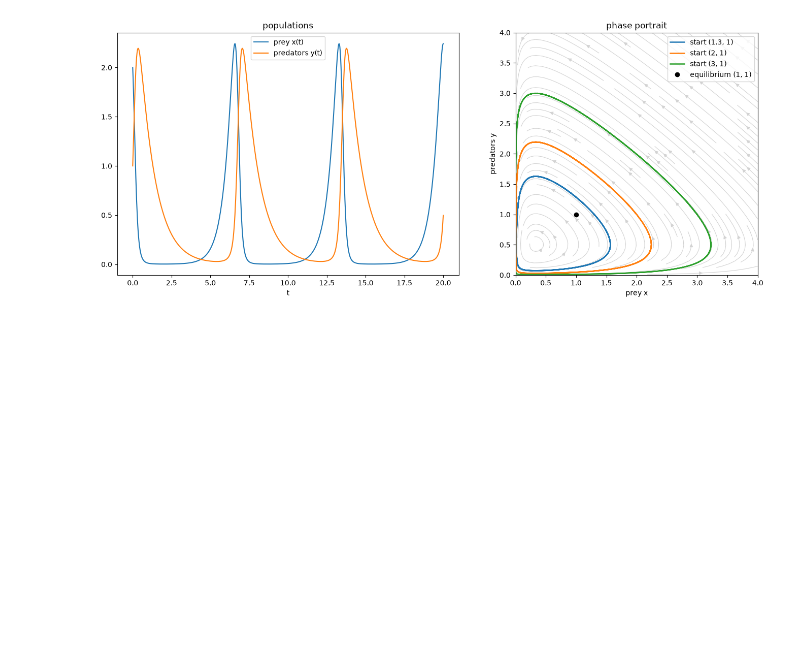
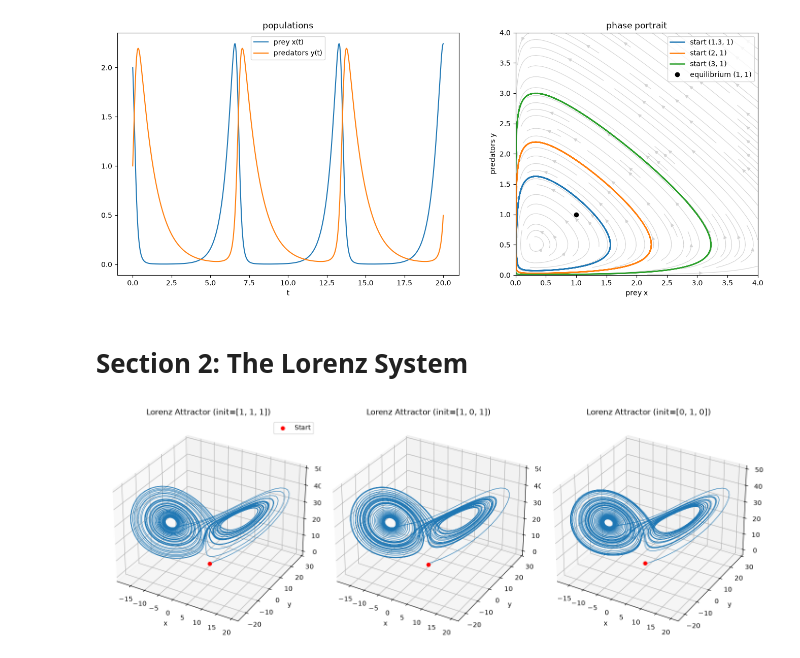
Before and after one commit to djkaleo/Math300Project2, a Jupyter notebook: Jupyter Notebook.ipynb, the cells around one changed output. Saved outputs shown, nothing was run; the diff lists cells and outputs as text; code cells hidden in the pictures; blank space fills up the shorter version.

```diff
--- a/Jupyter Notebook.ipynb
+++ b/Jupyter Notebook.ipynb
@@ -36,3 +38,45 @@ axs[1].set_title("phase portrait")
 plt.show()
 # %% [output]
 [figure]
+# %% [markdown]
+# Section 2: The Lorenz System
+# %%
+#Definition of the system, with initial conditions that cause chaotic behavior (those being sigma = 10, rho = 28, and beta = 8/3 as outlined in the initial paper)
+def lorenz(t, pos, sigma = 10, rho = 28, beta = 8/3):
+    x, y, z = pos
+    dx = sigma*(y-x)
+    dy = x*(rho - z) - y
+    dz = x*y - beta *z
+
+    return [dx, dy, dz]
+# %%
+#Initial Conditions:
+#tvals: range of time. init: intiial position [x_0, y_0, z_0].
+tvals = np.linspace(0, 50, 5000)
+
+inits = [
+    [1, 1, 1],
+    [1, 0, 1],
+    [0, 1, 0],
+]
+
+#Solving with these, and plotting
+
+fig, axs = plt.subplots(1, 3, figsize=(14, 5.5), constrained_layout=True, subplot_kw={"projection": "3d"})
+
+for i, (ax, y0) in enumerate(zip(axs, inits)):
+    sol = solve_ivp(fun=lorenz, t_span=(0, 50), y0=y0, t_eval=tvals, rtol=1e-9, atol=1e-12)
+    x, y, z = sol.y
+
+    ax.plot(x, y, z, lw=0.8)
+    ax.scatter([x[0]], [y[0]], [z[0]], color="red", s=30, label="Start")
+
+    ax.set_title(f"Lorenz Attractor (init={y0})")
+    ax.set_xlabel("x")
+    ax.set_ylabel("y")
+    ax.set_zlabel("z")
+axs[0].legend()
+
+plt.show()
+# %% [output]
+[figure, added]
```
Also changed, not shown: parts of 4 cells of this notebook.
